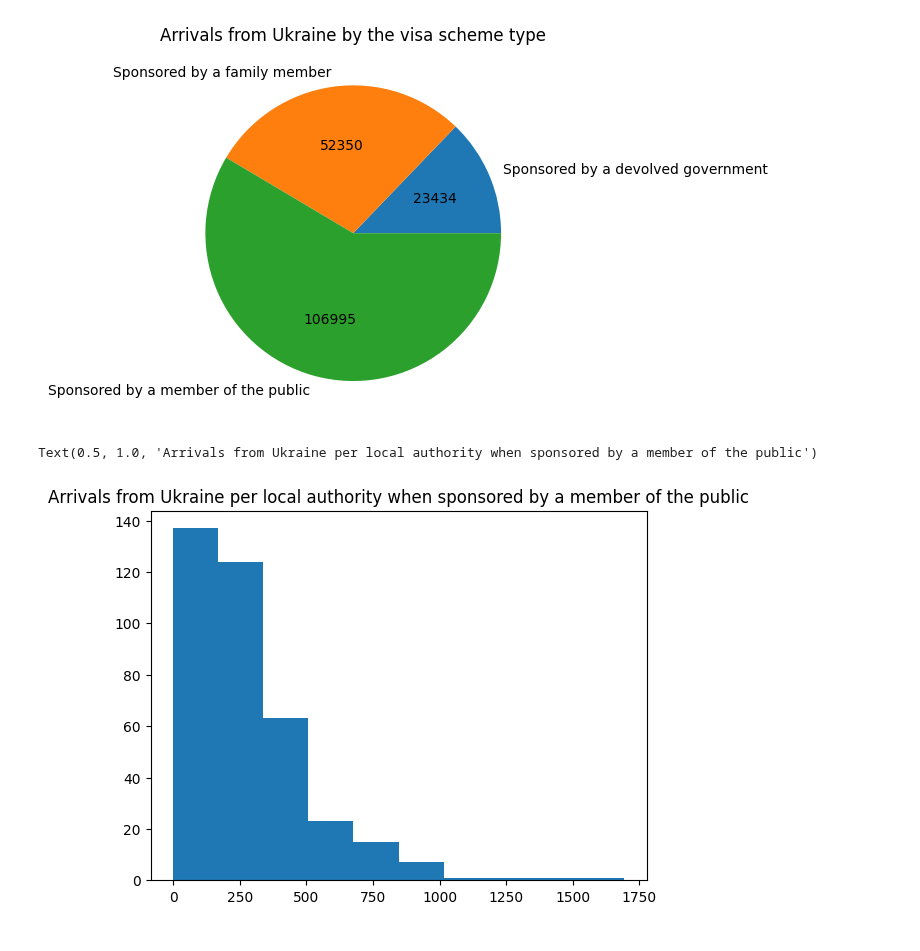
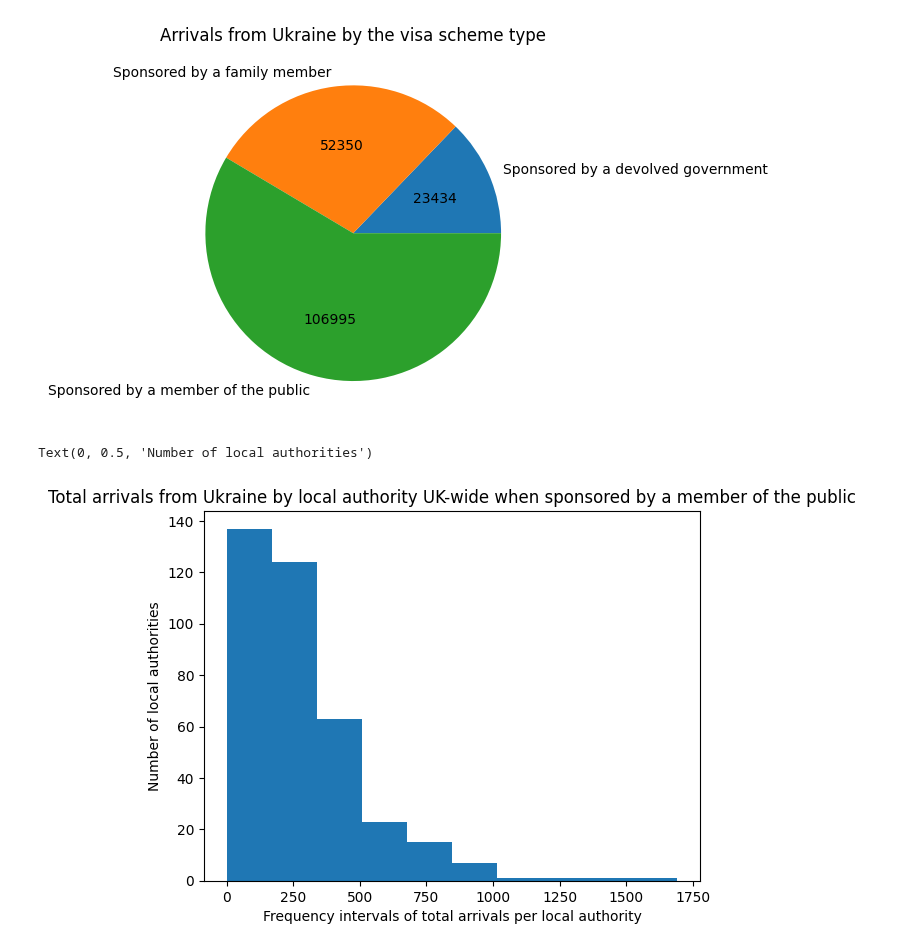
Before and after one commit to yuliiabosher/Python-with-Data-course, a Jupyter notebook: Worksheets/Data_Exploration_project.ipynb, the cells around one changed output. Cells and saved outputs as stored; diff of their text form; code cells hidden in the pictures.

```diff
--- a/Worksheets/Data_Exploration_project.ipynb
+++ b/Worksheets/Data_Exploration_project.ipynb
@@ -213,10 +204,12 @@ Text(0.5, 1.0, 'Arrivals from Ukraine by the visa scheme type')
 # %%
 members_of_public = uk.dropna(subset = 'ONS code')
 plt.hist(members_of_public['Arrivals'])
-plt.title('Arrivals from Ukraine per local authority when sponsored by a member of the public')
+plt.title('Total arrivals from Ukraine by local authority UK-wide when sponsored by a member of the public')
+plt.xlabel('Frequency intervals of total arrivals per local authority')
+plt.ylabel('Number of local authorities')
 # %% [output]
-Text(0.5, 1.0, 'Arrivals from Ukraine per local authority when sponsored by a member of the public')
+Text(0, 0.5, 'Number of local authorities')
-[figure, old version]
+[figure, new version]
 # %%
 fig, axs = plt.subplots(2, 2, figsize = (10,4))
 fig.subplots_adjust(hspace = 0.5, wspace=1.2)
```
Also changed, not shown: parts of 7 cells of this notebook.
